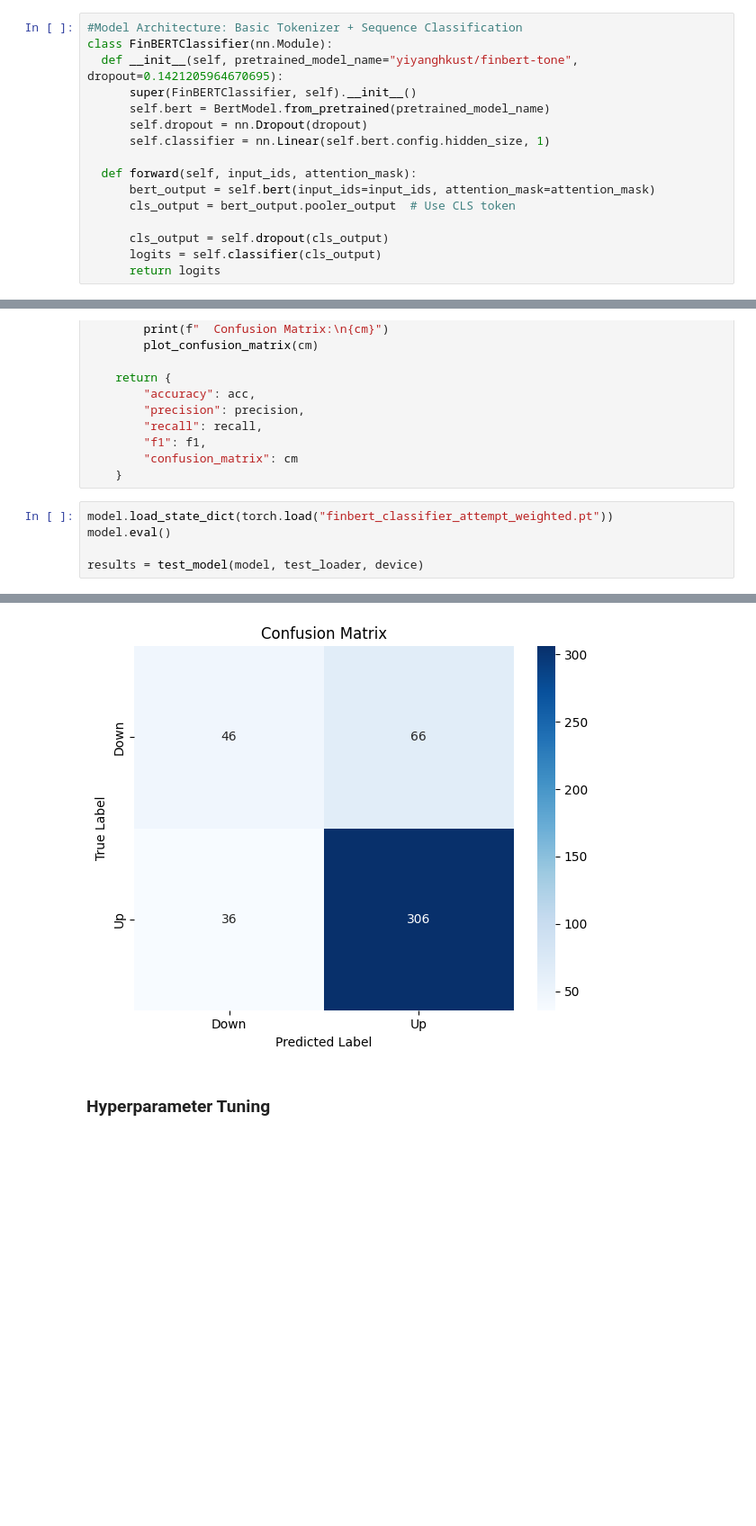
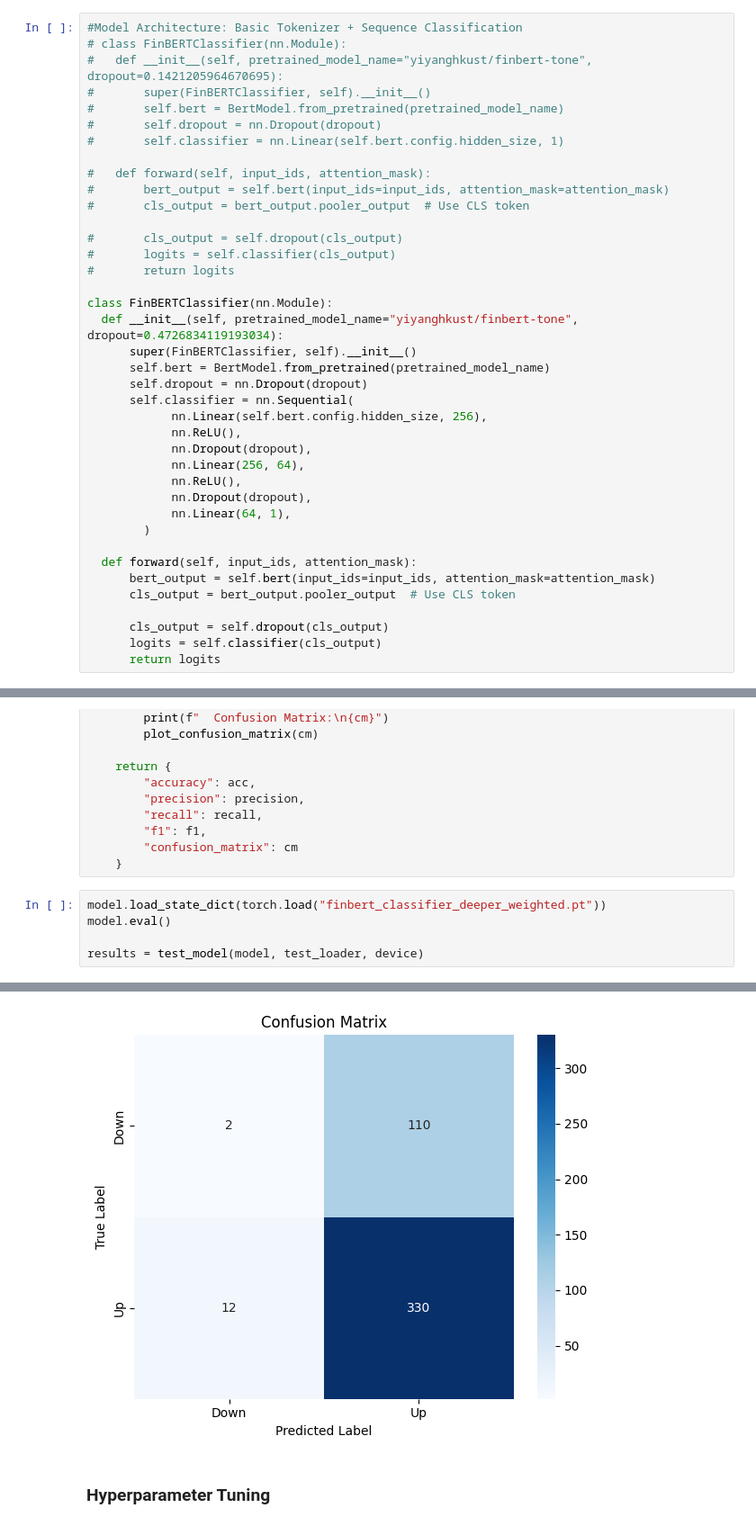
Before and after one commit to atiwari18/BuffERT, a Jupyter notebook: FinBERT Sentiment Score Tuning with Classifier.ipynb, the cells around one changed output, grey strips where cells are left out. Shown at 90% size. Saved outputs shown, nothing was run; the diff lists cells and outputs as text; blank space fills up the shorter version.

```diff
--- a/FinBERT Sentiment Score Tuning with Classifier.ipynb
+++ b/FinBERT Sentiment Score Tuning with Classifier.ipynb
@@ -229,12 +229,35 @@ plt.show()
 Here we use the pretrained FinBERT model and add a classifier head to it in order to take the [CLS] embedding from FinBERT and ensure binary classification between stock rise or fall.
 # %%
 #Model Architecture: Basic Tokenizer + Sequence Classification
+# class FinBERTClassifier(nn.Module):
+#   def __init__(self, pretrained_model_name="yiyanghkust/finbert-tone", dropout=0.1421205964670695):
+#       super(FinBERTClassifier, self).__init__()
+#       self.bert = BertModel.from_pretrained(pretrained_model_name)
+#       self.dropout = nn.Dropout(dropout)
+#       self.classifier = nn.Linear(self.bert.config.hidden_size, 1)
+
+#   def forward(self, input_ids, attention_mask):
+#       bert_output = self.bert(input_ids=input_ids, attention_mask=attention_mask)
+#       cls_output = bert_output.pooler_output  # Use CLS token
+
+#       cls_output = self.dropout(cls_output)
+#       logits = self.classifier(cls_output)
+#       return logits
+
 class FinBERTClassifier(nn.Module):
-  def __init__(self, pretrained_model_name="yiyanghkust/finbert-tone", dropout=0.1421205964670695):
+  def __init__(self, pretrained_model_name="yiyanghkust/finbert-tone", dropout=0.4726834119193034):
       super(FinBERTClassifier, self).__init__()
       self.bert = BertModel.from_pretrained(pretrained_model_name)
       self.dropout = nn.Dropout(dropout)
-      self.classifier = nn.Linear(self.bert.config.hidden_size, 1)
+      self.classifier = nn.Sequential(
+            nn.Linear(self.bert.config.hidden_size, 256),
+            nn.ReLU(),
+            nn.Dropout(dropout),
+            nn.Linear(256, 64),
+            nn.ReLU(),
+            nn.Dropout(dropout),
+            nn.Linear(64, 1),
+        )
 
   def forward(self, input_ids, attention_mask):
       bert_output = self.bert(input_ids=input_ids, attention_mask=attention_mask)
@@ -449,7 +470,7 @@ def test_model(model, test_loader, device, print_report=True):
         "confusion_matrix": cm
     }
 # %%
-model.load_state_dict(torch.load("finbert_classifier_attempt_weighted.pt"))
+model.load_state_dict(torch.load("finbert_classifier_deeper_weighted.pt"))
 model.eval()
 
 results = test_model(model, test_loader, device)
@@ -465,4 +486,4 @@ Test Results:
-[figure, old version]
+[figure, new version]
 # %% [markdown]
 ### Hyperparameter Tuning
 # %%
```
Also changed, not shown: parts of 4 cells of this notebook, 2 other files.
